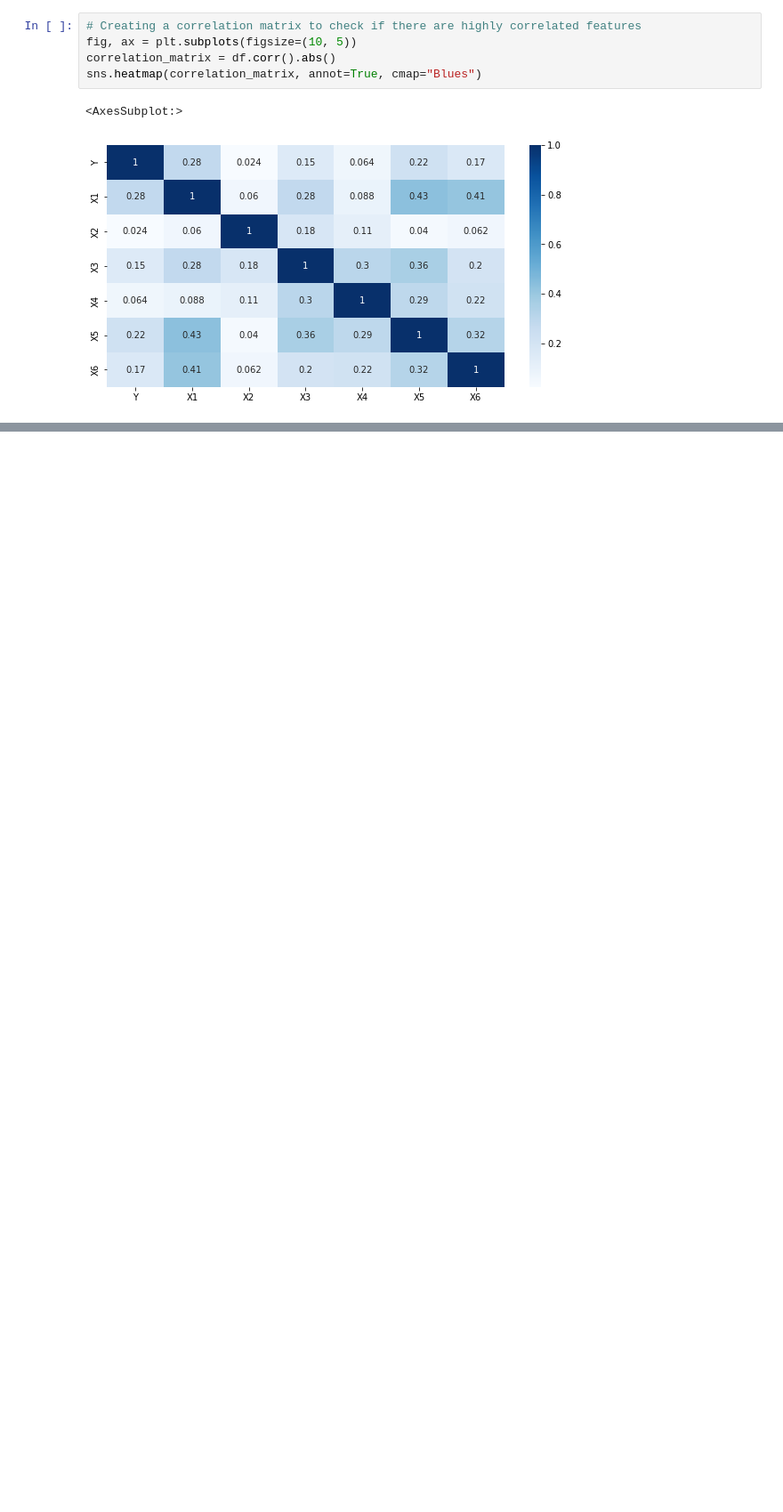
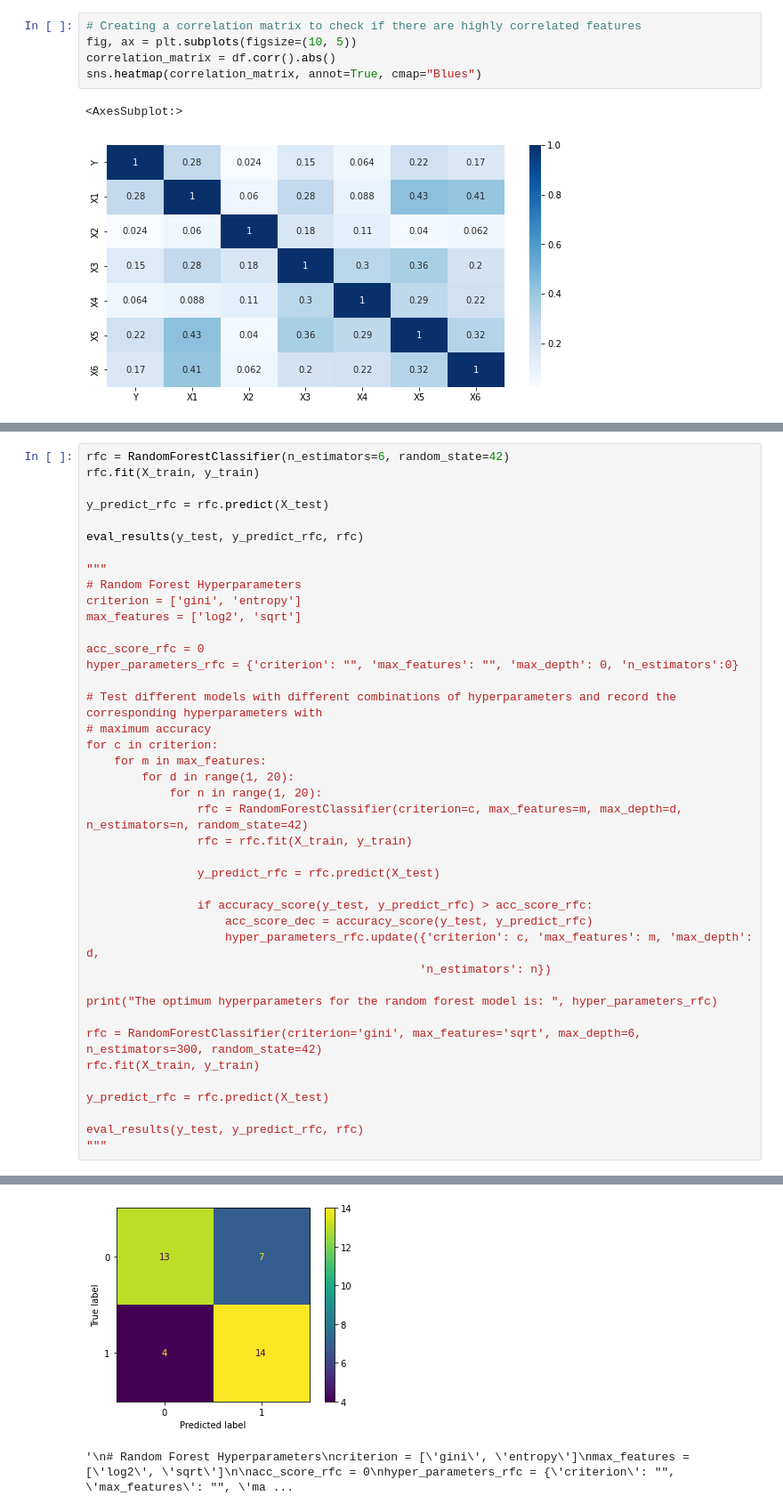
Before and after one commit to sudarshanng7/Vpl1ntbKbzbPLBGR, a Jupyter notebook: happy-customers.ipynb, the cells around one changed output, grey strips where cells are left out. Shown: that part at 89% size. Saved outputs shown, nothing was run; the diff lists cells and outputs as text; blank space fills up the shorter version.

```diff
--- a/happy-customers.ipynb
+++ b/happy-customers.ipynb
@@ -97,0 +247,42 @@ sns.heatmap(correlation_matrix, annot=True, cmap="Blues")
+# %%
+rfc = RandomForestClassifier(n_estimators=6, random_state=42)
+rfc.fit(X_train, y_train)
+
+y_predict_rfc = rfc.predict(X_test)
+
+eval_results(y_test, y_predict_rfc, rfc)
+
+"""
+# Random Forest Hyperparameters
+criterion = ['gini', 'entropy']
+max_features = ['log2', 'sqrt']
+
+acc_score_rfc = 0
+hyper_parameters_rfc = {'criterion': "", 'max_features': "", 'max_depth': 0, 'n_estimators':0}
+
+# Test different models with different combinations of hyperparameters and record the corresponding hyperparameters with
+# maximum accuracy
+for c in criterion:
+    for m in max_features:
+        for d in range(1, 20):
+            for n in range(1, 20):
+                rfc = RandomForestClassifier(criterion=c, max_features=m, max_depth=d, n_estimators=n, random_state=42)
+                rfc = rfc.fit(X_train, y_train)
+
+                y_predict_rfc = rfc.predict(X_test)
+
+                if accuracy_score(y_test, y_predict_rfc) > acc_score_rfc:
+                    acc_score_dec = accuracy_score(y_test, y_predict_rfc)
+                    hyper_parameters_rfc.update({'criterion': c, 'max_features': m, 'max_depth': d,
+                                                'n_estimators': n})
+
+print("The optimum hyperparameters for the random forest model is: ", hyper_parameters_rfc)
+
+rfc = RandomForestClassifier(criterion='gini', max_features='sqrt', max_depth=6, n_estimators=300, random_state=42)
+rfc.fit(X_train, y_train)
+
+y_predict_rfc = rfc.predict(X_test)
+
+eval_results(y_test, y_predict_rfc, rfc)
+"""
+# %% [output]
@@ -97,0 +300,2 @@ sns.heatmap(correlation_matrix, annot=True, cmap="Blues")
+[figure, added]
+'\n# Random Forest Hyperparameters\ncriterion = [\'gini\', \'entropy\']\nmax_features = [\'log2\', \'sqrt\']\n\nacc_score_rfc = 0\nhyper_parameters_rfc = {\'criterion\': "", \'max_features\': "", \'ma ...
```
Also changed, not shown: parts of 48 cells of this notebook.
